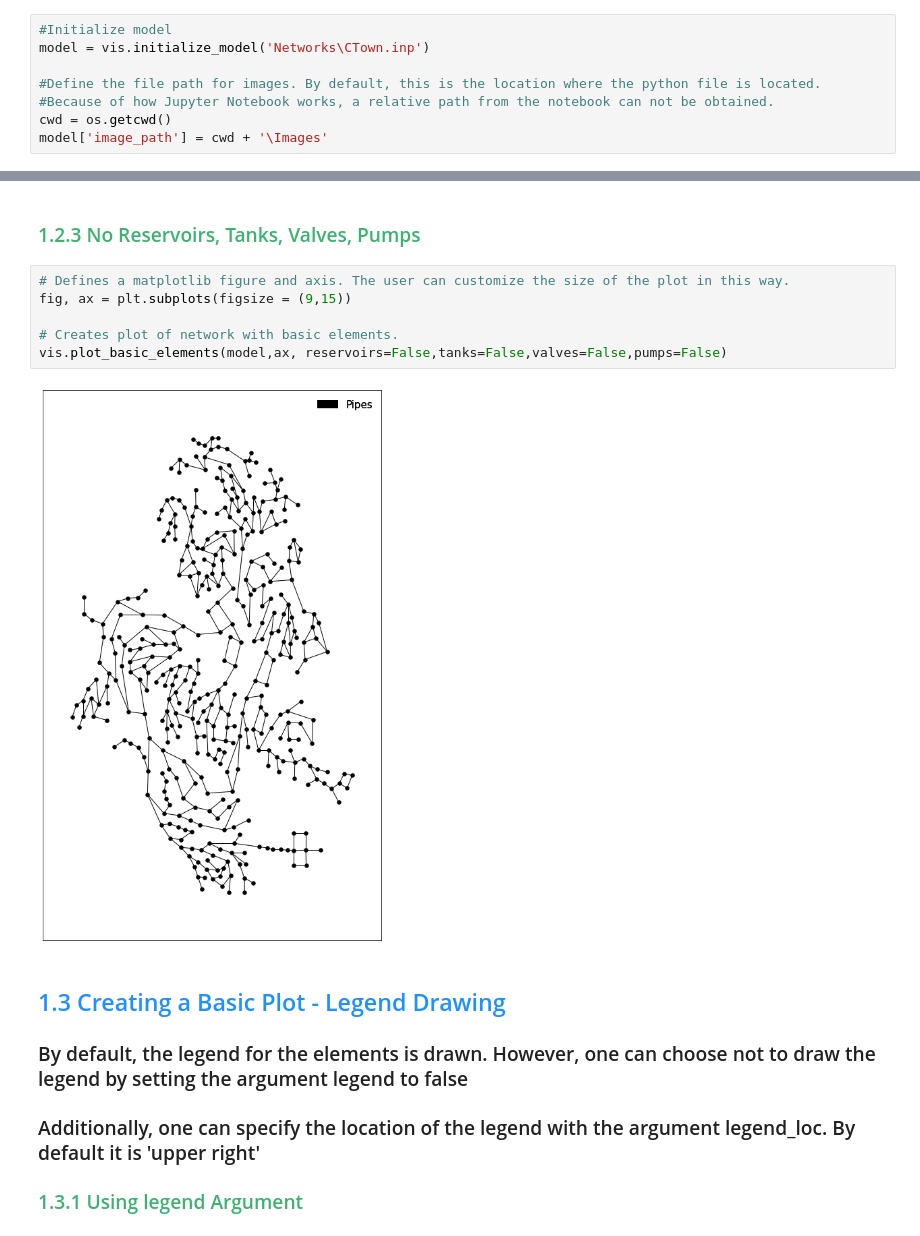
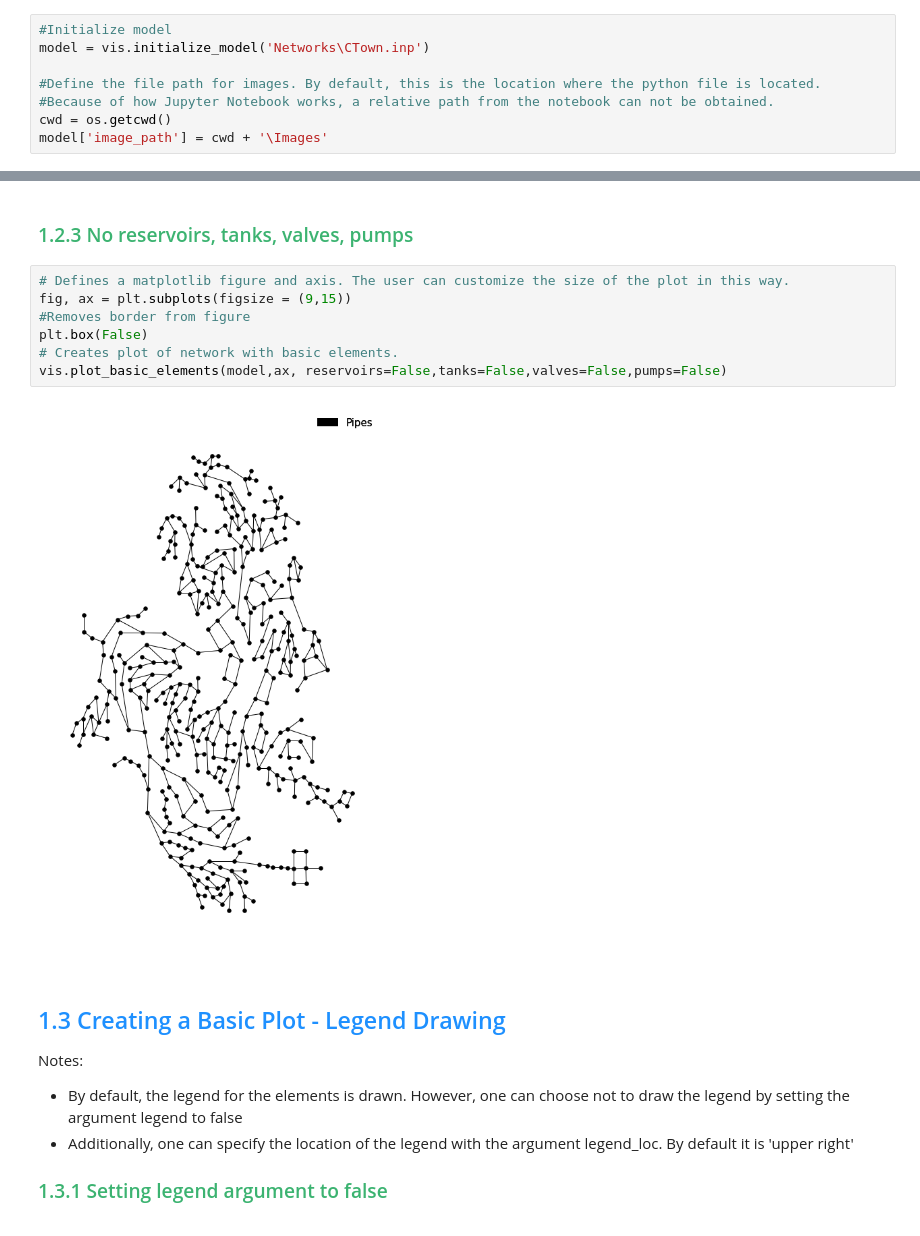
Before and after one commit to tylertrimble/viswaternet, a Jupyter notebook: Demo Folder/1. Basic Plotting.ipynb, the cells around one changed output, grey strips where cells are left out. Saved outputs shown, nothing was run; the diff lists cells and outputs as text.

```diff
--- a/Demo Folder/1. Basic Plotting.ipynb
+++ b/Demo Folder/1. Basic Plotting.ipynb
@@ -71,21 +95,22 @@ vis.plot_basic_elements(model,ax,nodes=False, reservoirs=False,tanks=False,valve
 # %% [markdown]
-### <span style="color:mediumseagreen"> 1.2.3 No Reservoirs, Tanks, Valves, Pumps
+### <span style="color:mediumseagreen"> 1.2.3 No reservoirs, tanks, valves, pumps
 # %%
 # Defines a matplotlib figure and axis. The user can customize the size of the plot in this way.
 fig, ax = plt.subplots(figsize = (9,15))
-
+#Removes border from figure
+plt.box(False)
 # Creates plot of network with basic elements.
 vis.plot_basic_elements(model,ax, reservoirs=False,tanks=False,valves=False,pumps=False)
 # %% [output]
-[figure, old version]
+[figure, new version]
 # %% [markdown]
-## <span style="color:dodgerblue"> 1.3 Creating a Basic Plot - Legend Drawing
+## <span style="color:dodgerblue"> 1.3 Creating a Basic Plot - Legend Drawing </span>
 
-### By default, the legend for the elements is drawn. However, one can choose not to draw the legend by setting the argument legend to false
+Notes:
+- By default, the legend for the elements is drawn. However, one can choose not to draw the legend by setting the argument legend to false
+- Additionally, one can specify the location of the legend with the argument legend_loc. By default it is 'upper right'
 
-### Additionally, one can specify the location of the legend with the argument legend_loc. By default it is 'upper right'
-
-### <span style="color:mediumseagreen"> 1.3.1 Using legend Argument
+### <span style="color:mediumseagreen"> 1.3.1 Setting legend argument to false
 # %%
 # Defines a matplotlib figure and axis. The user can customize the size of the plot in this way.
 fig, ax = plt.subplots(figsize = (9,15))
```
Also changed, not shown: parts of 18 cells of this notebook, 13 other files.
